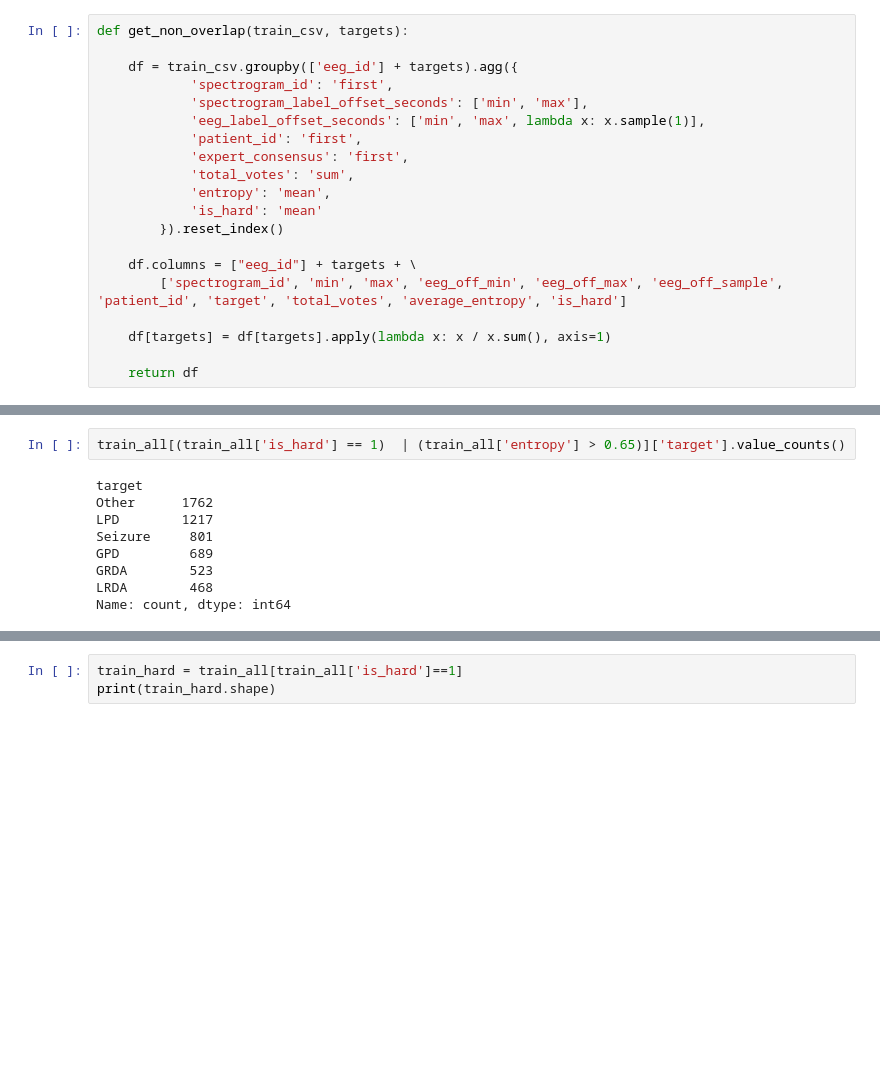
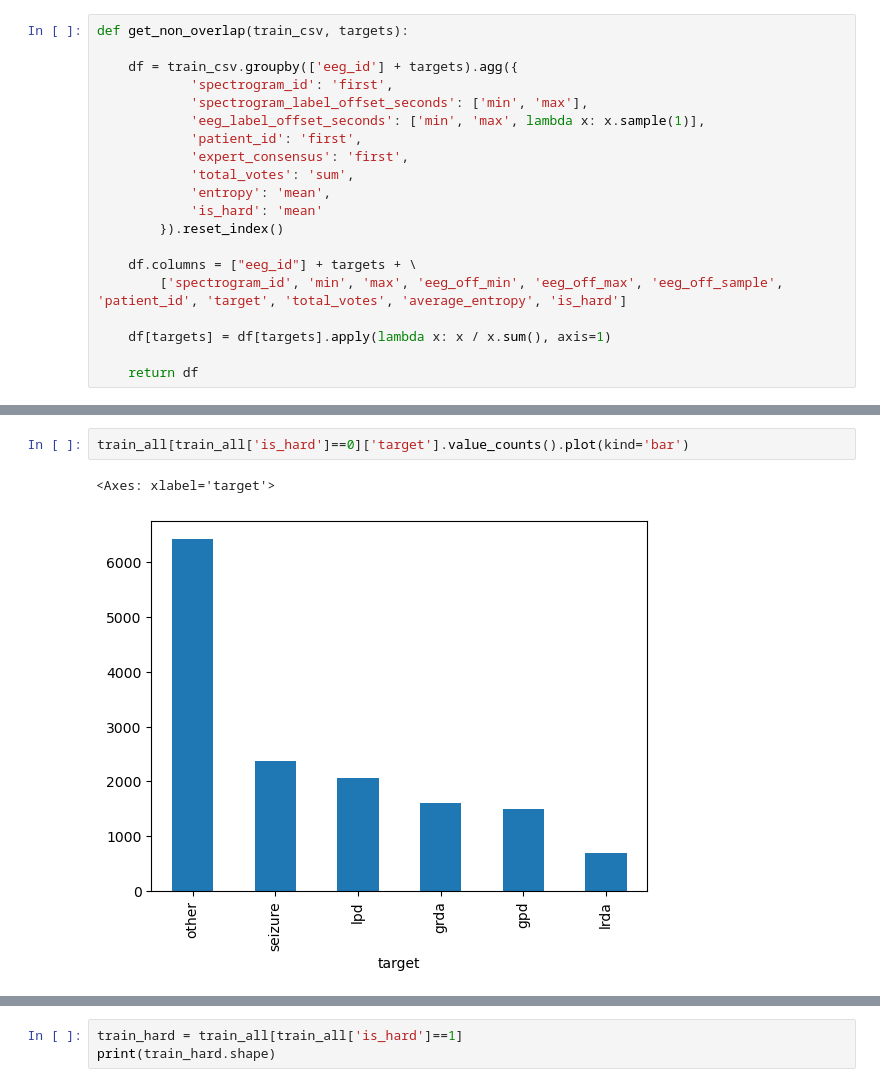
Before and after one commit to AzimuthLI/kaggle_hms, a Jupyter notebook: EDA_Data_Split.ipynb, the cells around one changed output, grey strips where cells are left out. Saved outputs shown, nothing was run; the diff lists cells and outputs as text; blank space fills up the shorter version.

```diff
--- a/EDA_Data_Split.ipynb
+++ b/EDA_Data_Split.ipynb
@@ -132,11 +124,5 @@ Fold 4: All Size: 15837 | 3926, Hard Size: 15837 | 3926
 # %%
-train_all[(train_all['is_hard'] == 1)  | (train_all['entropy'] > 0.65)]['target'].value_counts()
+train_all[train_all['is_hard']==0]['target'].value_counts().plot(kind='bar')
 # %% [output]
-target
-Other      1762
-LPD        1217
-Seizure     801
-GPD         689
-GRDA        523
-LRDA        468
-Name: count, dtype: int64
+<Axes: xlabel='target'>
+[figure, added]
```
Also changed, not shown: parts of 21 cells of this notebook, 3 other files.
